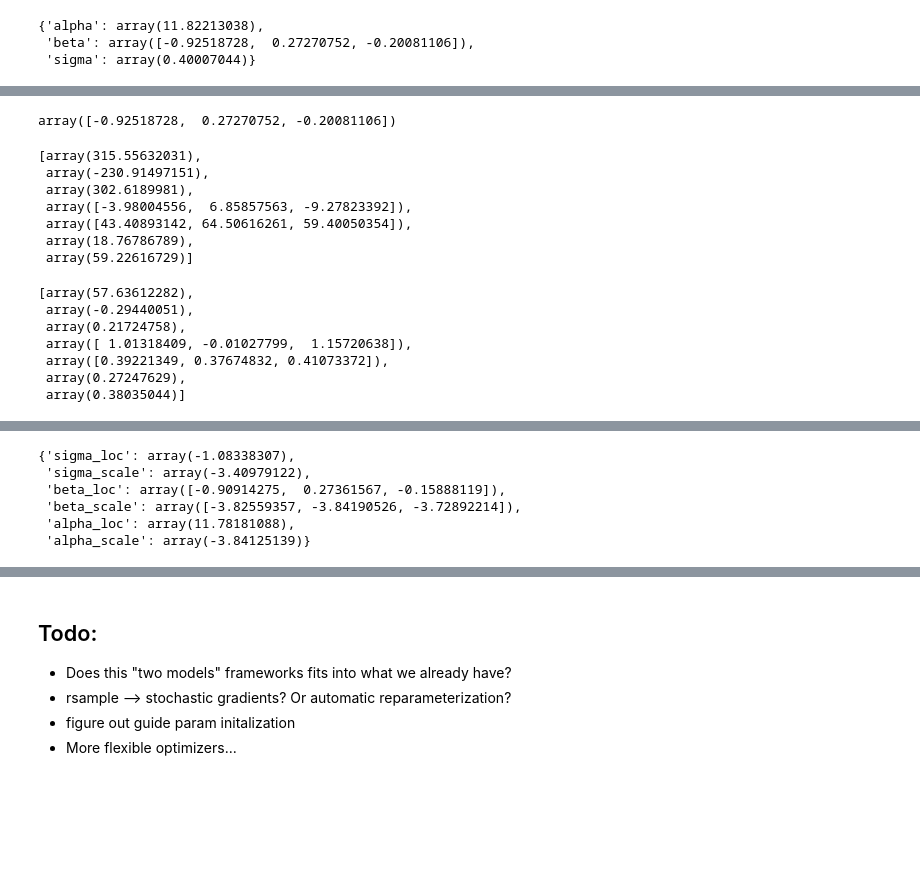
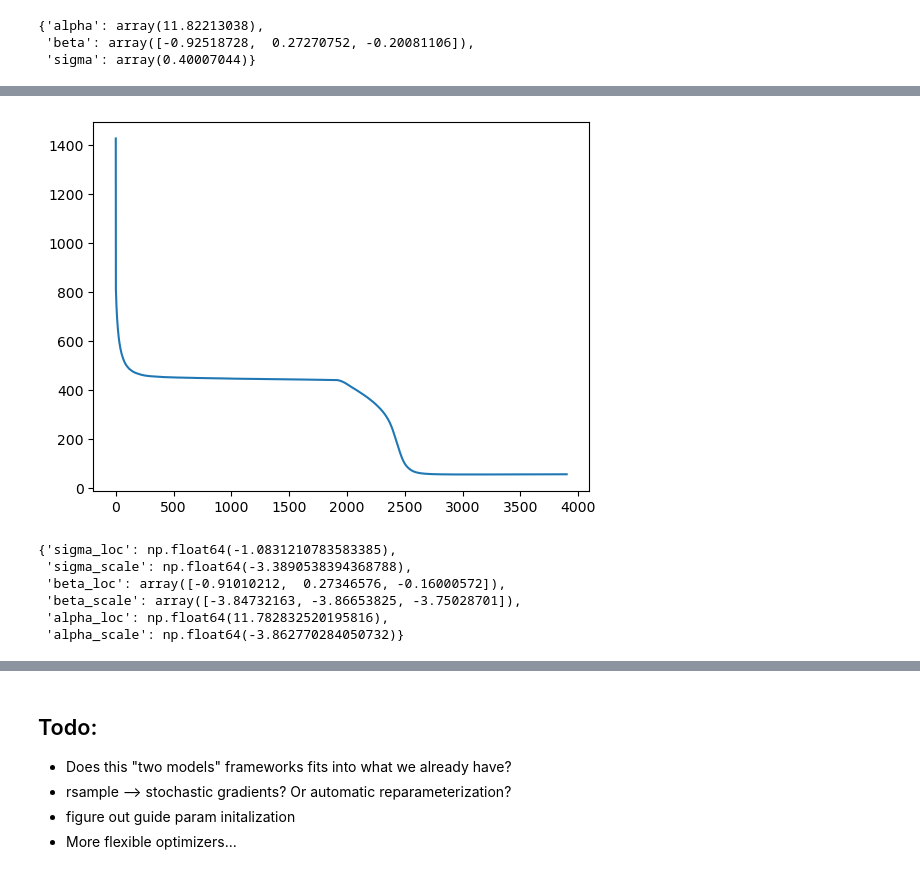
Before and after one commit to pymc-devs/pymc-extras, a Jupyter notebook: notebooks/ADVI Guide API.ipynb, the cells around one changed output, grey strips where cells are left out. Saved outputs shown, nothing was run; the diff lists cells and outputs as text; code cells hidden in the pictures; blank space fills up the shorter version.

```diff
--- a/notebooks/ADVI Guide API.ipynb
+++ b/notebooks/ADVI Guide API.ipynb
@@ -141,24 +108,5 @@ plt.plot(np.convolve(loss_history, kernel, mode="valid"))
-# %%
-true_params["beta"]
-# %% [output]
-array([-0.92518728,  0.27270752, -0.20081106])
-# %%
-f_loss_dloss(np.array(500), **true_loc_dict)
-# %% [output]
-[array(315.55632031),
- array(-230.91497151),
- array(302.6189981),
- array([-3.98004556,  6.85857563, -9.27823392]),
- array([43.40893142, 64.50616261, 59.40050354]),
- array(18.76786789),
- array(59.22616729)]
-# %%
-f_loss_dloss(np.array(500, dtype=int), *opt_param_values)
-# %% [output]
-[array(57.63612282),
- array(-0.29440051),
- array(0.21724758),
- array([ 1.01318409, -0.01027799,  1.15720638]),
- array([0.39221349, 0.37674832, 0.41073372]),
- array(0.27247629),
- array(0.38035044)]
+# %%
+svi_trainer._optimizer.learning_rate = 1e-3
+svi_state = svi_trainer.fit(state=svi_state, n_steps=2000, model=m_obs, draws_per_step=500)
+plot_loss_history(svi_state)
+# %% [output]
@@ -165,3 +115,4 @@ f_loss_dloss(np.array(500, dtype=int), *opt_param_values)
+[figure, added]
 # %%
 def inverse_softplus(x):
     return np.log(np.expm1(x))
@@ -179,14 +130,15 @@ for param in ("beta", "alpha"):
         idata.posterior[param].std(("chain", "draw"))
     ).values
 # %%
+optimized_params = svi_state.params
 optimized_params
 # %% [output]
-{'sigma_loc': array(-1.08338307),
- 'sigma_scale': array(-3.40979122),
- 'beta_loc': array([-0.90914275,  0.27361567, -0.15888119]),
- 'beta_scale': array([-3.82559357, -3.84190526, -3.72892214]),
- 'alpha_loc': array(11.78181088),
- 'alpha_scale': array(-3.84125139)}
+{'sigma_loc': np.float64(-1.0831210783583385),
+ 'sigma_scale': np.float64(-3.3890538394368788),
+ 'beta_loc': array([-0.91010212,  0.27346576, -0.16000572]),
+ 'beta_scale': array([-3.84732163, -3.86653825, -3.75028701]),
+ 'alpha_loc': np.float64(11.782832520195816),
+ 'alpha_scale': np.float64(-3.862770284050732)}
 # %%
 mcmc_param_values
 # %% [output]
```
Also changed, not shown: parts of 21 cells of this notebook, 1 other file.
